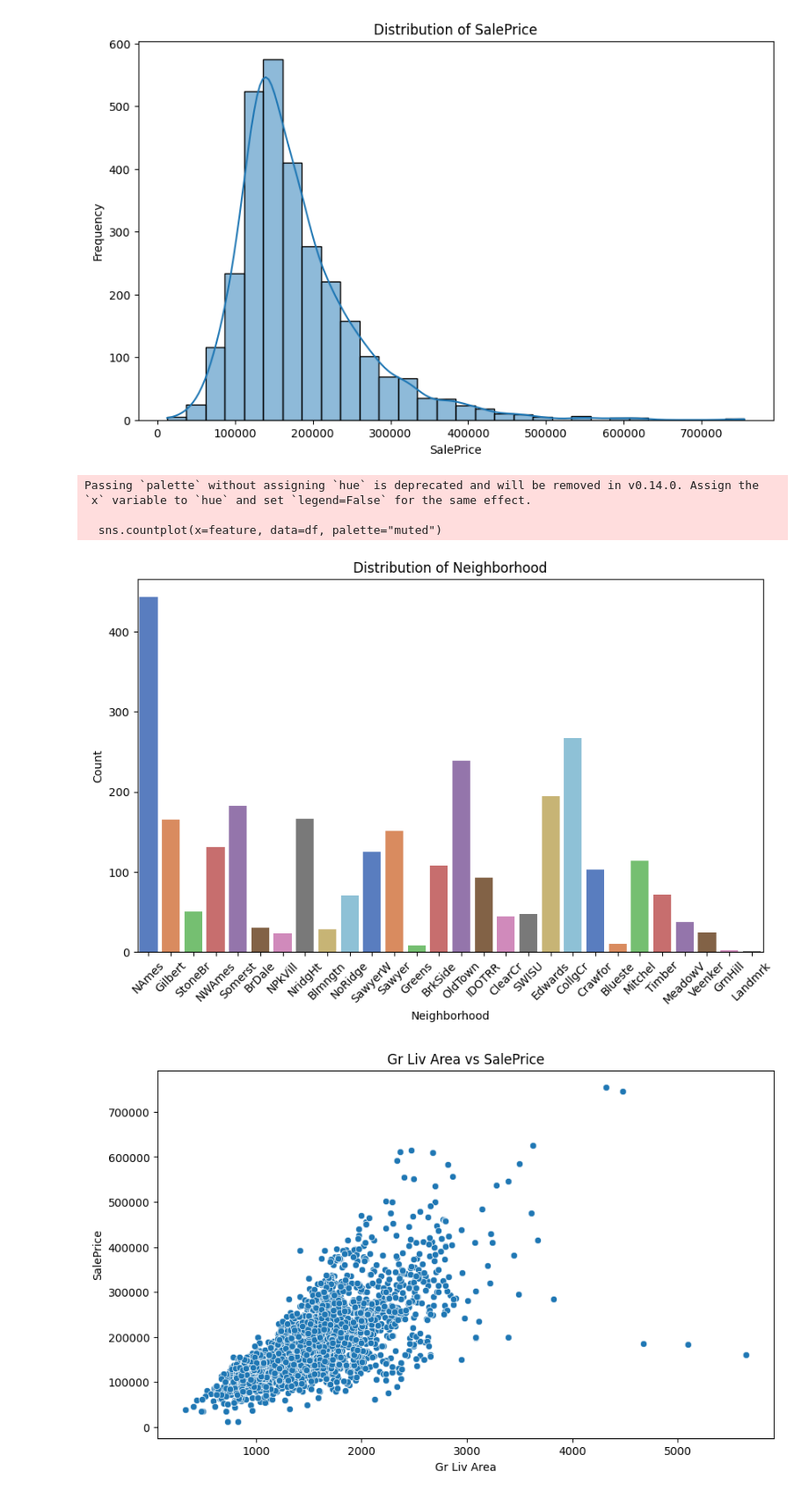
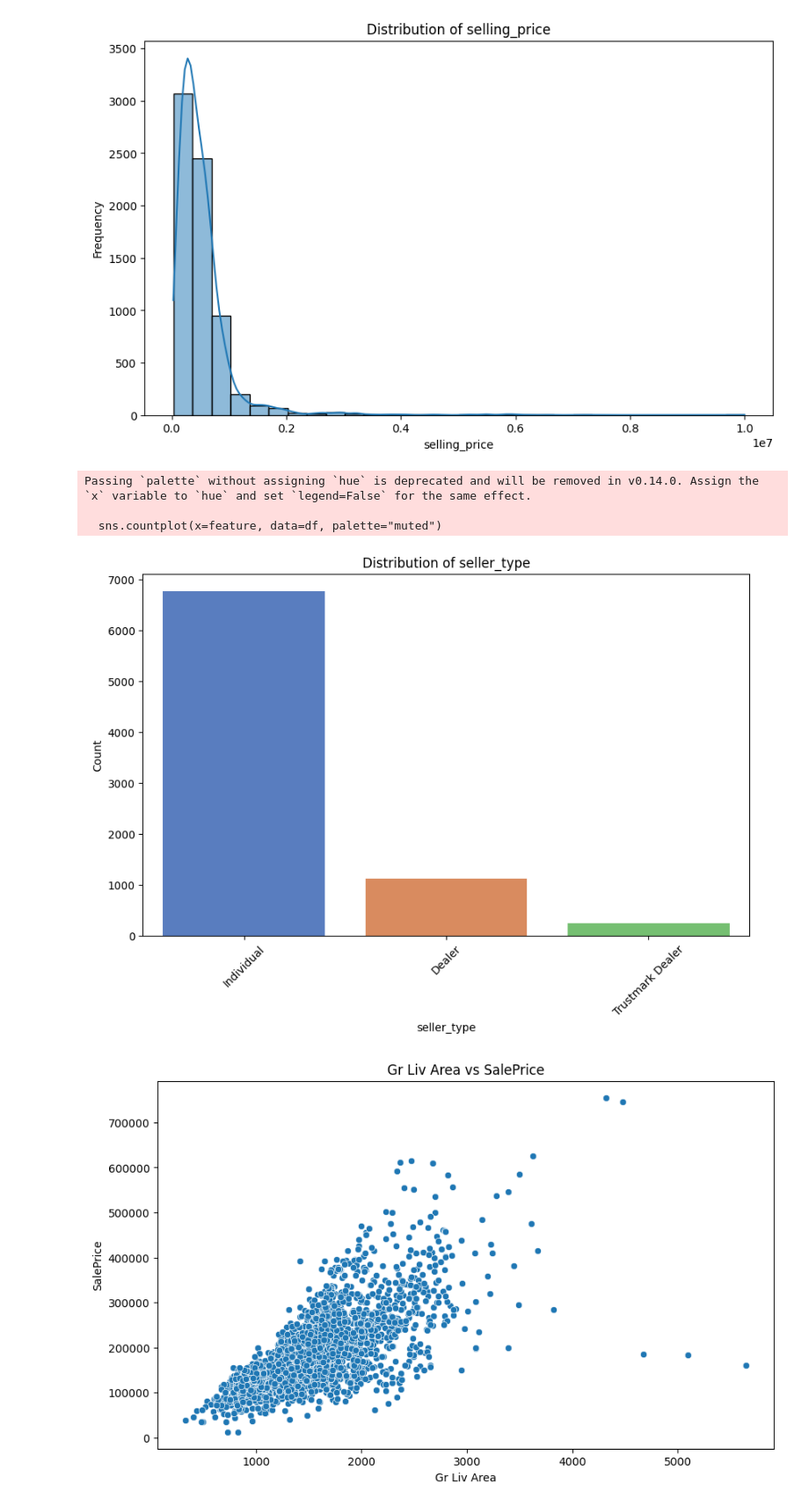
Before and after one commit to nhanho2508/car-prices-predictor-system-zenml-mlflow, a Jupyter notebook: analysis/EDA.ipynb, the cells around one changed output. Shown at 88% size. Saved outputs shown, nothing was run; the diff lists cells and outputs as text; code cells hidden in the pictures.

```diff
--- a/analysis/EDA.ipynb
+++ b/analysis/EDA.ipynb
@@ -14,5 +18,5 @@ pd.set_option('display.max_rows', 100)
 # %%
-data_path = '../tmp/extracted_data/AmesHousing.csv'
+data_path = '../tmp/extracted_data/Car details v3.csv'
 df = pd.read_csv(data_path)
 # %%
 # Step 1: Perform basic data inspection
@@ -199,18 +206,18 @@ Careful consideration is needed before deciding how to treat these features, esp
 # Step 3: Univariate Analysis
 # Perform analysis on a single numerical feature to understand its distribution.
 univariate_analyzer = UnivariateAnalyzer(NumericalUnivariateAnalysis())
-univariate_analyzer.execute_analysis(df, 'SalePrice')
+univariate_analyzer.execute_analysis(df_clean, 'selling_price')
 # %% [output]
-[figure, old version]
+[figure, new version]
 # %%
 # Analyzing a Categorical Feature
 univariate_analyzer.set_strategy(CategoricalUnivariateAnalysis())
-univariate_analyzer.execute_analysis(df, 'Neighborhood')
+univariate_analyzer.execute_analysis(df, 'seller_type')
 # %% [output]
 Passing `palette` without assigning `hue` is deprecated and will be removed in v0.14.0. Assign the `x` variable to `hue` and set `legend=False` for the same effect.
 
   sns.countplot(x=feature, data=df, palette="muted")
-[figure, old version]
+[figure, new version]
 # %%
 # Step 4: Bivariate Analysis
 # Analyze the relationship between two numerical features to uncover potential correlations or patterns.
```
Also changed, not shown: parts of 8 cells of this notebook, 4 other files.
